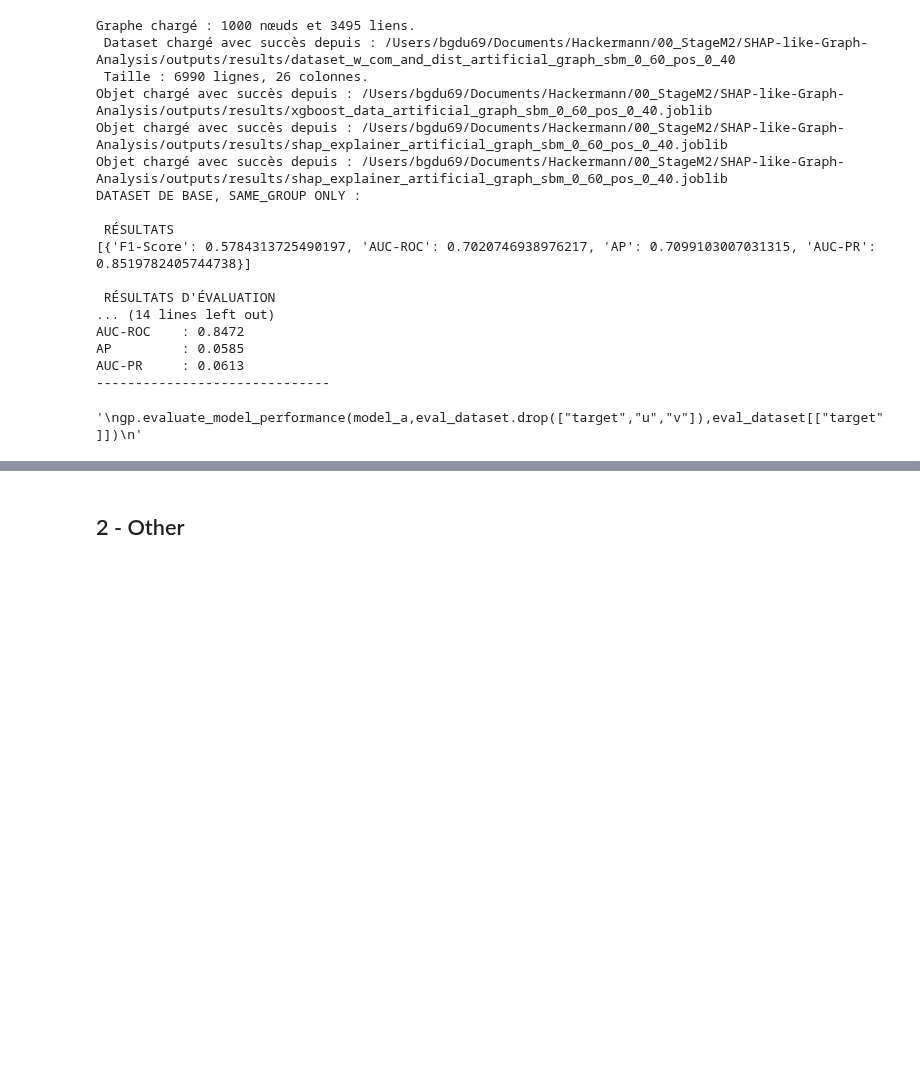
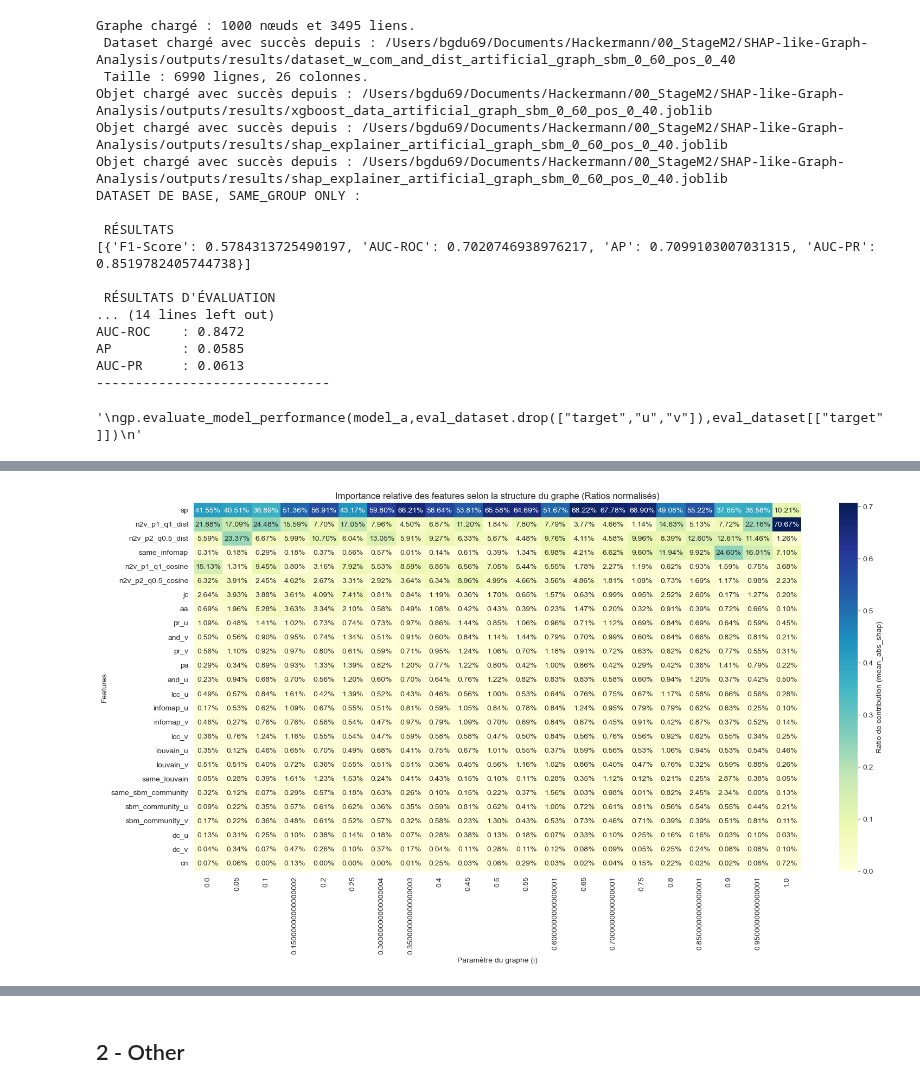
Before and after one commit to DeankoontzG/SHAP-like-Graph-Analysis, a Jupyter notebook: Performance_Analysis.ipynb, the cells around one changed output, grey strips where cells are left out. Drawn from its saved outputs; the diff is of its cells as text; code cells hidden in the pictures; blank space fills up the shorter version.

```diff
--- a/Performance_Analysis.ipynb
+++ b/Performance_Analysis.ipynb
@@ -646,0 +695,71 @@ AUC-PR     : 0.0613
+# %%
+import seaborn as sns
+import matplotlib.pyplot as plt
+import pandas as pd
+
+def plot_feature_importance_evolution(df_results, metric="mean_abs_shap", as_ratio=True):
+    """
+    Génère une heatmap montrant l'évolution de l'importance des features.
+    """
+    heatmap_data = df_results.pivot(index='feature', columns='sbm_param', values=metric)
+
+    if as_ratio:
+        heatmap_data = heatmap_data.div(heatmap_data.sum(axis=0), axis=1)
+        label_name = f"Ratio de contribution ({metric})"
+        fmt_type = ".2%"
+    else:
+        label_name = f"Valeur brute ({metric})"
+        fmt_type = ".3f"
+
+    heatmap_data['avg_importance'] = heatmap_data.mean(axis=1)
+    heatmap_data = heatmap_data.sort_values(by='avg_importance', ascending=False).drop(columns='avg_importance')
+
+    plt.figure(figsize=(16, 9))
+    sns.heatmap(heatmap_data,
+                annot=True,
+                fmt=fmt_type,
+                cmap="YlGnBu",
+                cbar_kws={'label': label_name})
+
+    title_suffix = "(Ratios normalisés)" if as_ratio else "(Valeurs brutes)"
+    plt.title(f"Importance relative des features selon la structure du graphe {title_suffix}")
+    plt.xlabel("Paramètre du graphe (i)")
+    plt.ylabel("Features")
+    plt.tight_layout()
+    plt.show()
+
+plot_feature_importance_evolution(df_final_results, as_ratio=True)
+
+
+all_distribs = []
+for i in np.arange(0, 1.05, 0.05):
+    sbm_val = f"{i:.2f}"
+    pos_val = f"{1-i:.2f}"
+    G_name = f"artificial_graph_sbm_{sbm_val.replace('.', '_')}_pos_{pos_val.replace('.', '_')}"
+
+    _, xgboost_data, _, _ = gp.load_all_data_for_graph(G_name)
+    X_test = xgboost_data['X_test']
+    y_test = xgboost_data['y_test']
+
+    pos_sp = X_test[y_test == 1]['sp'].value_counts(normalize=True).to_dict()
+    neg_sp = X_test[y_test == 0]['sp'].value_counts(normalize=True).to_dict()
+
+    row = {'sbm_param': round(i, 2)}
+    for dist in range(1, 7):
+        row[f'pos_sp_{dist}'] = pos_sp.get(dist, 0)
+        row[f'neg_sp_{dist}'] = neg_sp.get(dist, 0)
+
+    row['pos_sp_7+'] = sum(v for k, v in pos_sp.items() if k >= 7 or k == 0)
+    row['neg_sp_7+'] = sum(v for k, v in neg_sp.items() if k >= 7 or k == 0)
+
+    all_distribs.append(row)
+
+df_sp_detailed = pd.DataFrame(all_distribs)
+
+cols = ['sbm_param'] + [f'{prefix}_sp_{d}' for d in list(range(1, 7)) + ['7+'] for prefix in ['pos', 'neg']]
+df_sp_detailed = df_sp_detailed[cols]
+
+pd.options.display.float_format = '{:.3f}'.format
+print(df_sp_detailed.to_string(index=False))
+# %% [output]
+[figure, added]
```
Also changed, not shown: parts of 7 cells of this notebook, 2 other files.
